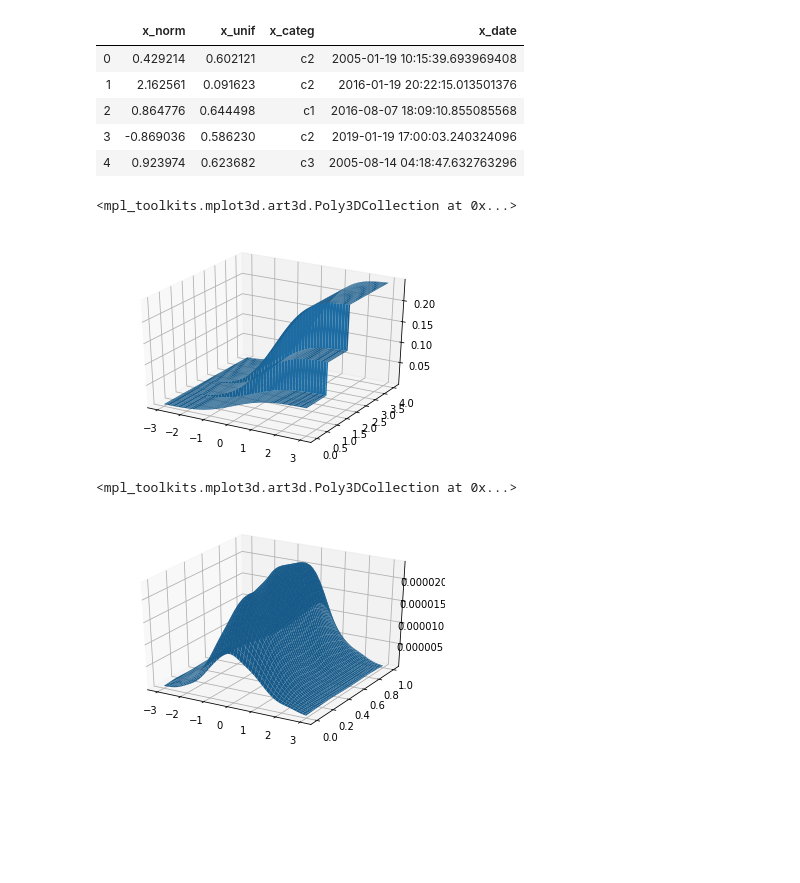
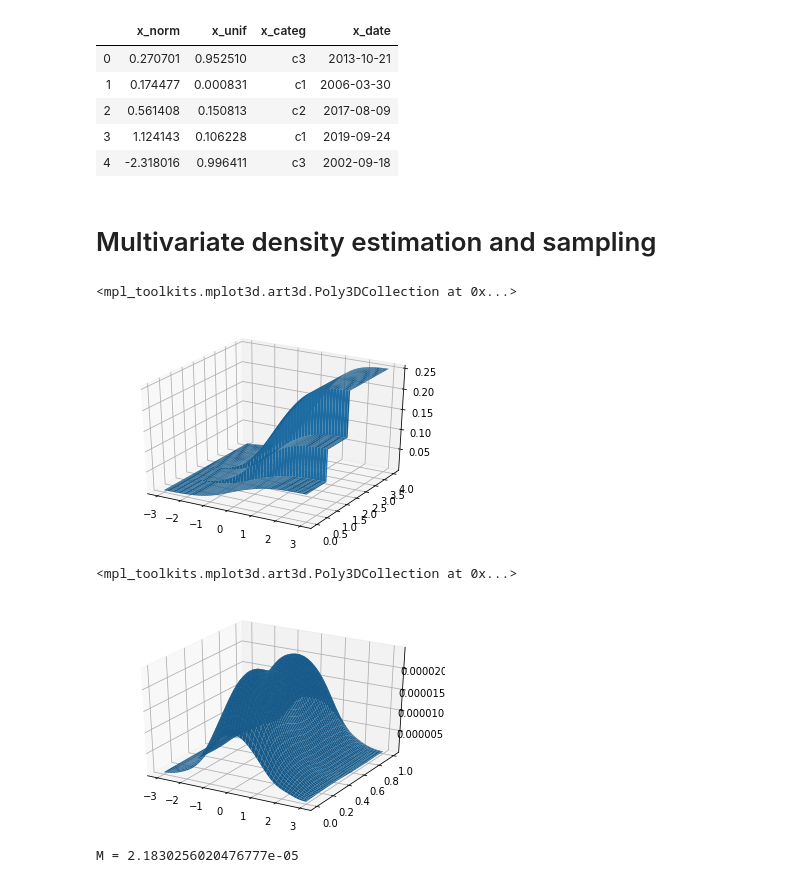
Before and after one commit to araskay/syndat, a Jupyter notebook: syndat_usage_example.ipynb, the cells around one changed output. Drawn from its saved outputs; the diff is of its cells as text; code cells hidden in the pictures; blank space fills up the shorter version.

```diff
--- a/syndat_usage_example.ipynb
+++ b/syndat_usage_example.ipynb
@@ -22,7 +22,9 @@ df = pd.DataFrame(
     {'x_norm':x_norm, 'x_unif':x_unif, 'x_categ':x_categ, 'x_date':x_date}
 )
 
-cols = {'x_norm':'quant', 'x_unif':'quant', 'x_categ':'categ', 'x_date':'dt'}
+df['x_date'] = df['x_date'].apply(lambda x: x.strftime('%Y-%m-%d'))
+
+cols = {'x_norm':'float', 'x_unif':'float', 'x_categ':'unord', 'x_date':'dt'}
 # allowed types: quant, categ, ord, dt
 # cols should be entered in order
 # dicts are insertion order in python 3.6+
@@ -30,20 +32,22 @@ cols = {'x_norm':'quant', 'x_unif':'quant', 'x_categ':'categ', 'x_date':'dt'}
 df.head()
 # %% [output]
 |  | x_norm | x_unif | x_categ | x_date |
-| 0 | 0.429214 | 0.602121 | c2 | 2005-01-19 10:15:39.693969408 |
-| 1 | 2.162561 | 0.091623 | c2 | 2016-01-19 20:22:15.013501376 |
-| 2 | 0.864776 | 0.644498 | c1 | 2016-08-07 18:09:10.855085568 |
-| 3 | -0.869036 | 0.586230 | c2 | 2019-01-19 17:00:03.240324096 |
-| 4 | 0.923974 | 0.623682 | c3 | 2005-08-14 04:18:47.632763296 |
+| 0 | 0.270701 | 0.952510 | c3 | 2013-10-21 |
+| 1 | 0.174477 | 0.000831 | c1 | 2006-03-30 |
+| 2 | 0.561408 | 0.150813 | c2 | 2017-08-09 |
+| 3 | 1.124143 | 0.106228 | c1 | 2019-09-24 |
+| 4 | -2.318016 | 0.996411 | c3 | 2002-09-18 |
+# %% [markdown]
+# Multivariate density estimation and sampling
 # %%
-sd = SynDat(df, cols)
+sd = syndat.SynDat(df, cols, convert_dt=True)
 # %%
 # plot mixture of continuous and categorical - CDF
 x=np.linspace(-3,3,100)
 y=np.linspace(0,4,100)
 X, Y = np.meshgrid(x,y)
 x_unif_samp = 0.5
-x_date_samp = np.median(df['x_date'])
+x_date_samp = np.median(sd.df['x_date'])
 z = np.array([sd.kde.cdf([x,x_unif_samp,y,x_date_samp]) for x,y in zip(np.ravel(X), np.ravel(Y))])
 Z = z.reshape(X.shape)
 
@@ -51,23 +55,25 @@ ax = plt.axes(projection='3d')
 ax.plot_surface(X,Y,Z)
 # %% [output]
 <mpl_toolkits.mplot3d.art3d.Poly3DCollection at 0x...>
-[figure, old version]
+[figure, new version]
 # %%
 # plot continuous vars - PDF
 x=np.linspace(-3,3,100)
 y=np.linspace(0,1,100)
 X, Y = np.meshgrid(x,y)
 
 x_categ_samp = 2
-x_date_samp = np.median(df['x_date'])
+x_date_samp = np.median(sd.df['x_date'])
 z = np.array([sd.kde.pdf([x,y,x_categ_samp,x_date_samp]) for x,y in zip(np.ravel(X), np.ravel(Y))])
 Z = z.reshape(X.shape)
 
 ax = plt.axes(projection='3d')
 ax.plot_surface(X,Y,Z)
 # %% [output]
 <mpl_toolkits.mplot3d.art3d.Poly3DCollection at 0x...>
-[figure, old version]
+[figure, new version]
 # %%
 # get synthetic data
 df_samp = sd.get_sample(n=1000)
+# %% [output]
+M = 2.1830256020476777e-05
```
Also changed, not shown: parts of 13 cells of this notebook.
